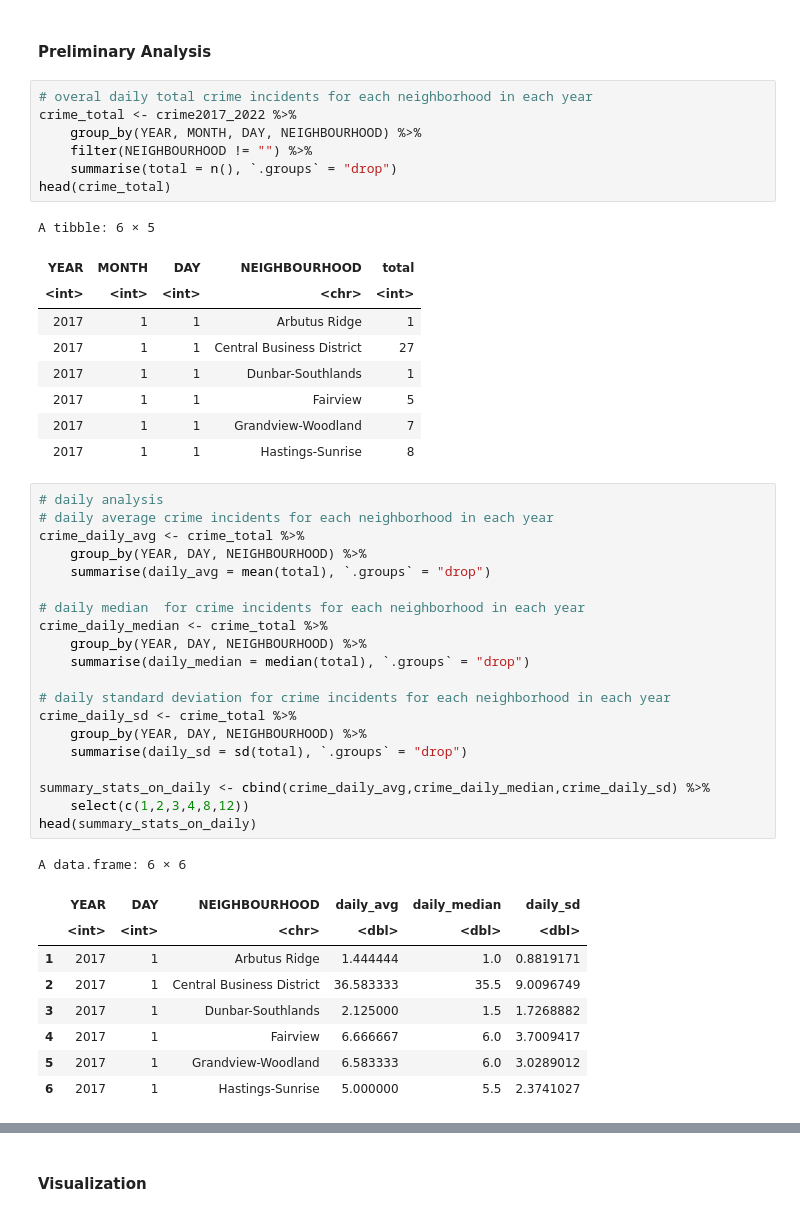
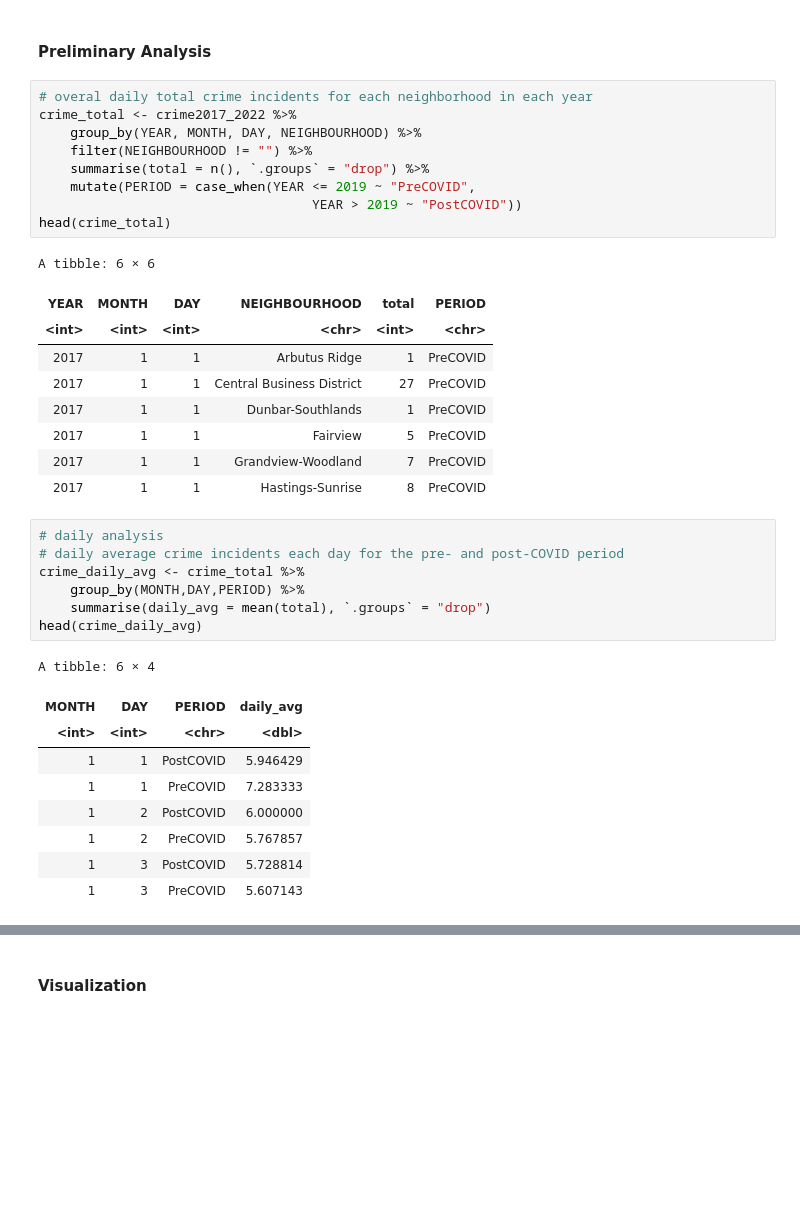
Before and after one commit to MarsZan/STAT201_Project_Group_30, a Jupyter notebook: Project_Proposal.ipynb, the cells around one changed output, grey strips where cells are left out. Saved outputs shown, nothing was run; the diff lists cells and outputs as text; blank space fills up the shorter version.

```diff
--- a/Project_Proposal.ipynb
+++ b/Project_Proposal.ipynb
@@ -76,45 +69,34 @@ A data.frame: 6 × 5
 crime_total <- crime2017_2022 %>%
     group_by(YEAR, MONTH, DAY, NEIGHBOURHOOD) %>%
     filter(NEIGHBOURHOOD != "") %>%
-    summarise(total = n(), `.groups` = "drop")
+    summarise(total = n(), `.groups` = "drop") %>%
+    mutate(PERIOD = case_when(YEAR <= 2019 ~ "PreCOVID",
+                                   YEAR > 2019 ~ "PostCOVID"))
 head(crime_total)
 # %% [output]
-A tibble: 6 × 5
+A tibble: 6 × 6
-| YEAR | MONTH | DAY | NEIGHBOURHOOD | total |
-| <int> | <int> | <int> | <chr> | <int> |
-| 2017 | 1 | 1 | Arbutus Ridge | 1 |
-| 2017 | 1 | 1 | Central Business District | 27 |
-| 2017 | 1 | 1 | Dunbar-Southlands | 1 |
-| 2017 | 1 | 1 | Fairview | 5 |
-| 2017 | 1 | 1 | Grandview-Woodland | 7 |
-| 2017 | 1 | 1 | Hastings-Sunrise | 8 |
+| YEAR | MONTH | DAY | NEIGHBOURHOOD | total | PERIOD |
+| <int> | <int> | <int> | <chr> | <int> | <chr> |
+| 2017 | 1 | 1 | Arbutus Ridge | 1 | PreCOVID |
+| 2017 | 1 | 1 | Central Business District | 27 | PreCOVID |
+| 2017 | 1 | 1 | Dunbar-Southlands | 1 | PreCOVID |
+| 2017 | 1 | 1 | Fairview | 5 | PreCOVID |
+| 2017 | 1 | 1 | Grandview-Woodland | 7 | PreCOVID |
+| 2017 | 1 | 1 | Hastings-Sunrise | 8 | PreCOVID |
 # %%
 # daily analysis
-# daily average crime incidents for each neighborhood in each year
+# daily average crime incidents each day for the pre- and post-COVID period
 crime_daily_avg <- crime_total %>%
-    group_by(YEAR, DAY, NEIGHBOURHOOD) %>%
+    group_by(MONTH,DAY,PERIOD) %>%
     summarise(daily_avg = mean(total), `.groups` = "drop")
-
-# daily median  for crime incidents for each neighborhood in each year
-crime_daily_median <- crime_total %>%
-    group_by(YEAR, DAY, NEIGHBOURHOOD) %>%
-    summarise(daily_median = median(total), `.groups` = "drop")
-
-# daily standard deviation for crime incidents for each neighborhood in each year
-crime_daily_sd <- crime_total %>%
-    group_by(YEAR, DAY, NEIGHBOURHOOD) %>%
-    summarise(daily_sd = sd(total), `.groups` = "drop")
-
-summary_stats_on_daily <- cbind(crime_daily_avg,crime_daily_median,crime_daily_sd) %>%
-    select(c(1,2,3,4,8,12))
-head(summary_stats_on_daily)
+head(crime_daily_avg)
 # %% [output]
-A data.frame: 6 × 6
+A tibble: 6 × 4
-|  | YEAR | DAY | NEIGHBOURHOOD | daily_avg | daily_median | daily_sd |
-|  | <int> | <int> | <chr> | <dbl> | <dbl> | <dbl> |
-| 1 | 2017 | 1 | Arbutus Ridge | 1.444444 | 1.0 | 0.8819171 |
-| 2 | 2017 | 1 | Central Business District | 36.583333 | 35.5 | 9.0096749 |
-| 3 | 2017 | 1 | Dunbar-Southlands | 2.125000 | 1.5 | 1.7268882 |
-| 4 | 2017 | 1 | Fairview | 6.666667 | 6.0 | 3.7009417 |
-| 5 | 2017 | 1 | Grandview-Woodland | 6.583333 | 6.0 | 3.0289012 |
-| 6 | 2017 | 1 | Hastings-Sunrise | 5.000000 | 5.5 | 2.3741027 |
+| MONTH | DAY | PERIOD | daily_avg |
+| <int> | <int> | <chr> | <dbl> |
+| 1 | 1 | PostCOVID | 5.946429 |
+| 1 | 1 | PreCOVID | 7.283333 |
+| 1 | 2 | PostCOVID | 6.000000 |
+| 1 | 2 | PreCOVID | 5.767857 |
+| 1 | 3 | PostCOVID | 5.728814 |
+| 1 | 3 | PreCOVID | 5.607143 |
```
Also changed, not shown: parts of 32 cells of this notebook.
